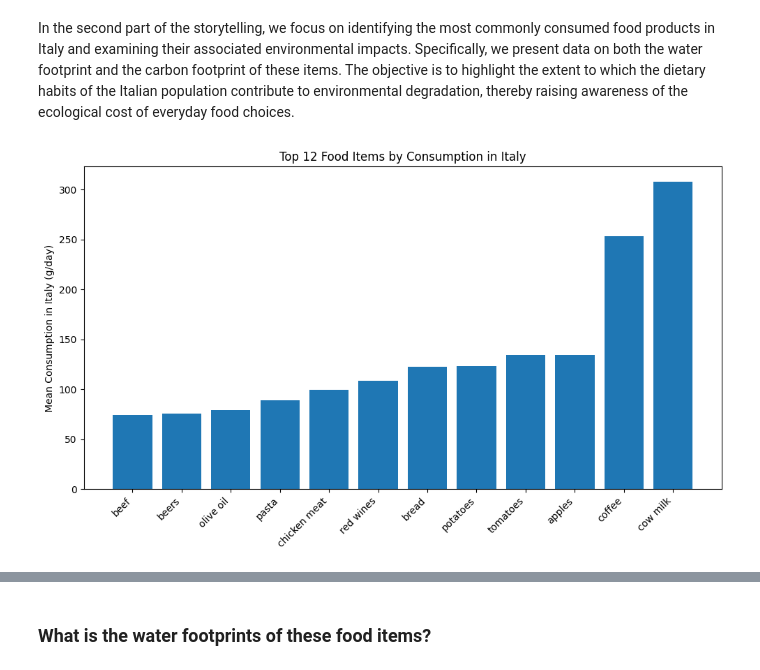
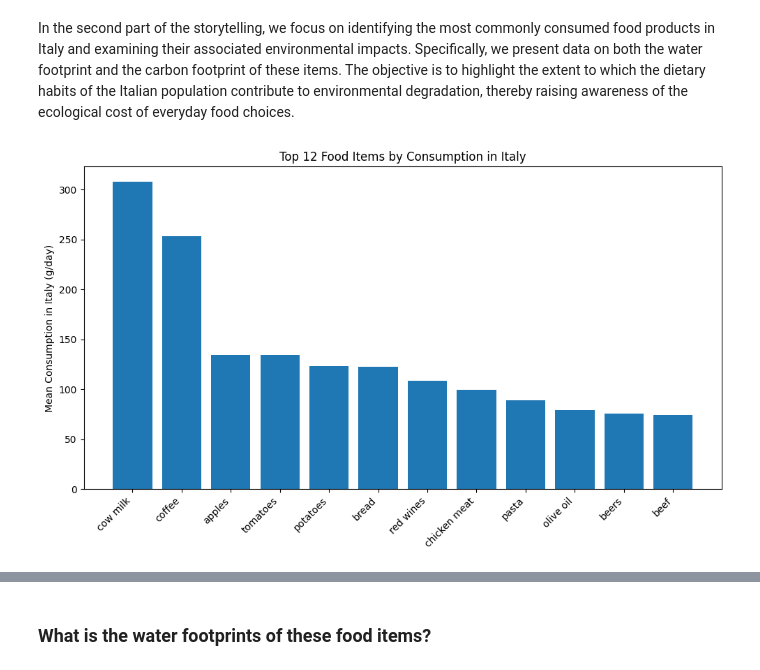
Before and after one commit to TCoaM/TrueCostOfAMeal, a Jupyter notebook: stuff/simo_notebook.ipynb, the cells around one changed output, grey strips where cells are left out. Cells and saved outputs as stored; diff of their text form; code cells hidden in the pictures.

```diff
--- a/stuff/simo_notebook.ipynb
+++ b/stuff/simo_notebook.ipynb
@@ -2281,15 +2299,15 @@ In the second part of the storytelling, we focus on identifying the most commonl
 # %%
 # Create an vertical bar chart for the top consumed food items in Italy
 # Sort the DataFrame by Mean_consumption_italy_(g/day) in ascending order
-top_food_items = definitive_df.sort_values(by="Mean_consumption_italy_(g/day)", ascending=True).tail(12)
+top_food_items = definitive_df.sort_values(by="Mean_consumption_italy_(g/day)", ascending=False).head(12)
 fig, ax = plt.subplots(figsize=(10, 6))
 ax.bar(top_food_items["AGROVOC_label"], top_food_items["Mean_consumption_italy_(g/day)"])
 ax.set_ylabel("Mean Consumption in Italy (g/day)")
 ax.set_title("Top 12 Food Items by Consumption in Italy")
 plt.xticks(rotation=45, ha='right')
 plt.tight_layout()
 # %% [output]
-[figure, old version]
+[figure, new version]
 # %%
 # Change colors, select good title
 fig, ax = plt.subplots(figsize=(10, 6))
```
Also changed, not shown: parts of 20 cells of this notebook.
